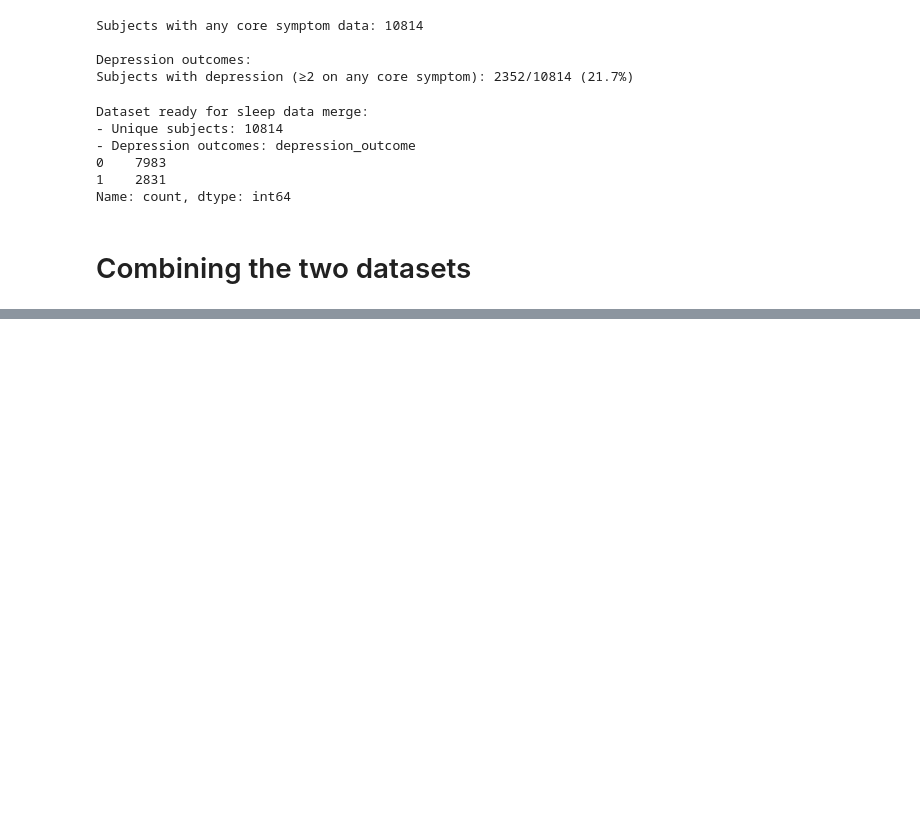
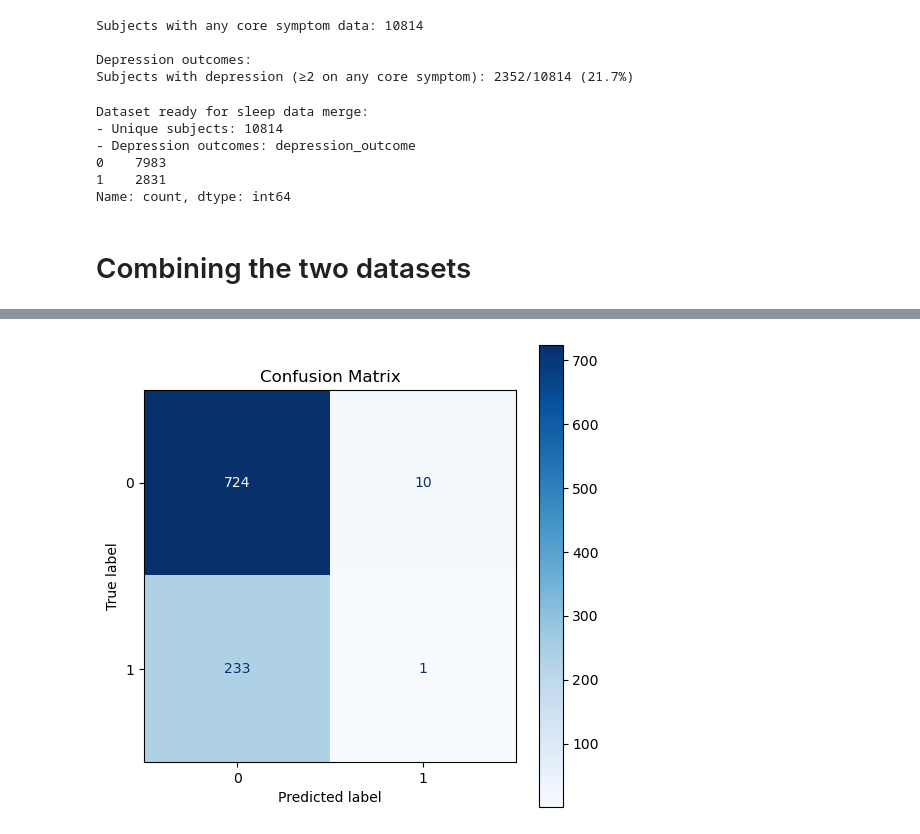
Before and after one commit to pragyamodi/abcd-sleep-depression-ml-modeling, a Jupyter notebook: code/analysis.ipynb, the cells around one changed output, grey strips where cells are left out. Cells and saved outputs as stored; diff of their text form; code cells hidden in the pictures; blank space fills up the shorter version.

```diff
--- a/code/analysis.ipynb
+++ b/code/analysis.ipynb
@@ -191,0 +248,80 @@ ROC AUC: 0.554
+# %%
+
+
+# Example: Build a simple time series model (Random Forest) to predict depression outcome using longitudinal sleep data.
+# We'll use the most recent 7 days of sleep features for each subject to predict their depression outcome.
+
+from sklearn.ensemble import RandomForestClassifier
+from sklearn.model_selection import train_test_split, cross_val_score
+from sklearn.metrics import classification_report, confusion_matrix
+
+# Prepare time series features: for each subject, aggregate the last 7 days of sleep features
+def get_last_n_days_features(df, n_days=7, feature_cols=None):
+    """
+    For each subject, get the most recent n_days of sleep features and aggregate (mean).
+    Returns a DataFrame with one row per subject.
+    """
+    if feature_cols is None:
+        feature_cols = sleep_features
+    subjects = df['src_subject_id'].unique()
+    rows = []
+    for subj in subjects:
+        subj_df = df[df['src_subject_id'] == subj].sort_values('fit_ss_sleepdate')
+        # Take the last n_days
+        last_n = subj_df.tail(n_days)
+        if len(last_n) < n_days:
+            continue  # skip if not enough days
+        # Aggregate features (mean)
+        features = last_n[feature_cols].mean().to_dict()
+        features['src_subject_id'] = subj
+        features['depression_outcome'] = last_n['depression_outcome'].iloc[0]
+        rows.append(features)
+    return pd.DataFrame(rows)
+
+# Aggregate features
+agg_df = get_last_n_days_features(merged_data, n_days=7, feature_cols=sleep_features)
+
+# Prepare X and y
+X = agg_df[sleep_features]
+y = agg_df['depression_outcome']
+
+# Split into train/test
+X_train, X_test, y_train, y_test = train_test_split(X, y, test_size=0.2, random_state=42, stratify=y)
+
+# Fit Random Forest
+# Instead of just 'balanced', let's manually set stronger weights
+rf = RandomForestClassifier(
+    n_estimators=100,
+    class_weight={0: 1, 1: 10},  # 10x weight for depression class
+    random_state=42
+)
+rf.fit(X_train, y_train)
+
+# Predict and evaluate
+y_pred = rf.predict(X_test)
+print("Classification Report:\n", classification_report(y_test, y_pred))
+from sklearn.metrics import ConfusionMatrixDisplay
+
+# Compute confusion matrix
+cm = confusion_matrix(y_test, y_pred)
+labels = rf.classes_ if hasattr(rf, "classes_") else np.unique(y_test)
+print("Confusion Matrix (rows: True labels, columns: Predicted labels):")
+print(pd.DataFrame(cm, index=[f"True {l}" for l in labels], columns=[f"Pred {l}" for l in labels]))
+
+# Visualize confusion matrix
+disp = ConfusionMatrixDisplay(confusion_matrix=cm, display_labels=labels)
+fig, ax = plt.subplots(figsize=(6, 6))
+disp.plot(ax=ax, cmap='Blues', colorbar=True)
+plt.title("Confusion Matrix")
+plt.show()
+
+# Feature importances
+importances = pd.Series(rf.feature_importances_, index=sleep_features)
+importances = importances.sort_values(ascending=False)
+plt.figure(figsize=(10, 5))
+importances.plot(kind='bar')
+plt.title('Random Forest Feature Importances')
+plt.ylabel('Importance')
+plt.tight_layout()
+plt.show()
+# %% [output]
@@ -191,0 +342 @@ ROC AUC: 0.554
+[figure, added]
```
Also changed, not shown: parts of 21 cells of this notebook, 2 other files.
